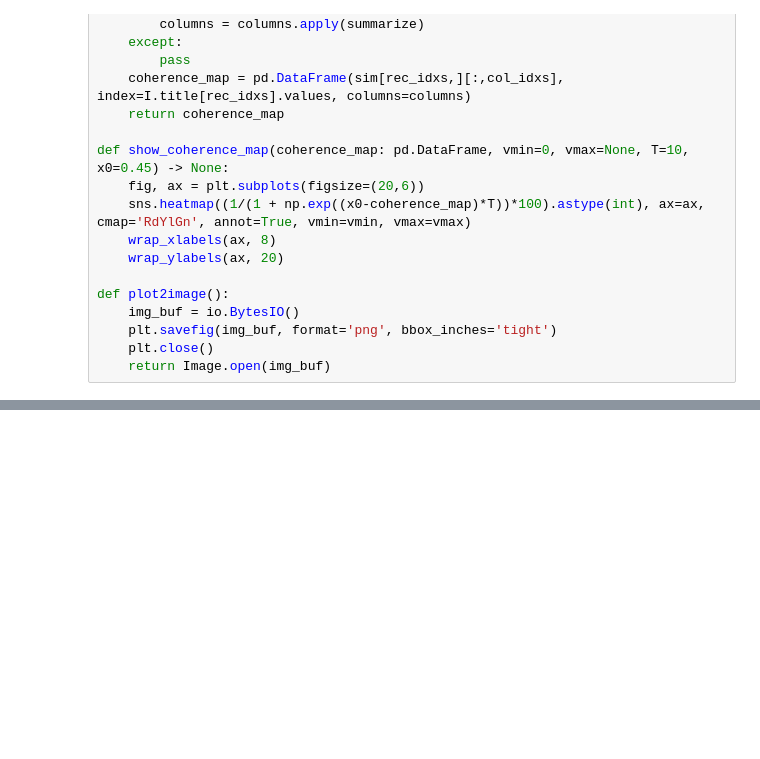
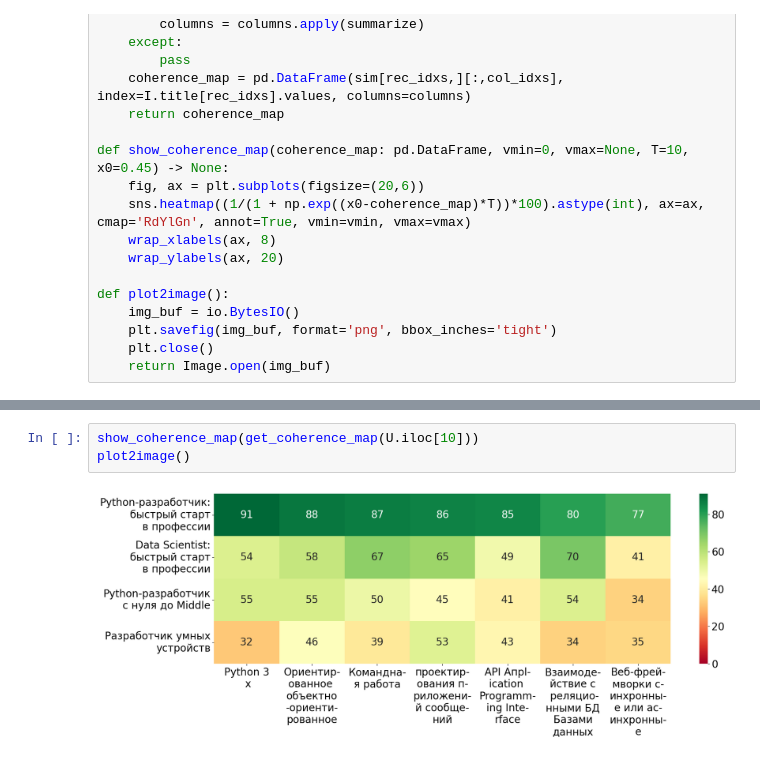
Before and after one commit to Andrew97422/CPCFO, a Jupyter notebook: notebooks/predictor.ipynb, the cells around one changed output, grey strips where cells are left out. Saved outputs shown, nothing was run; the diff lists cells and outputs as text; blank space fills up the shorter version.

```diff
--- a/notebooks/predictor.ipynb
+++ b/notebooks/predictor.ipynb
@@ -104,0 +109,5 @@ plot2image()
+# %%
+show_coherence_map(get_coherence_map(U.iloc[10]))
+plot2image()
+# %% [output]
+[figure, added]
```
Also changed, not shown: parts of 5 cells of this notebook, 12 other files.
